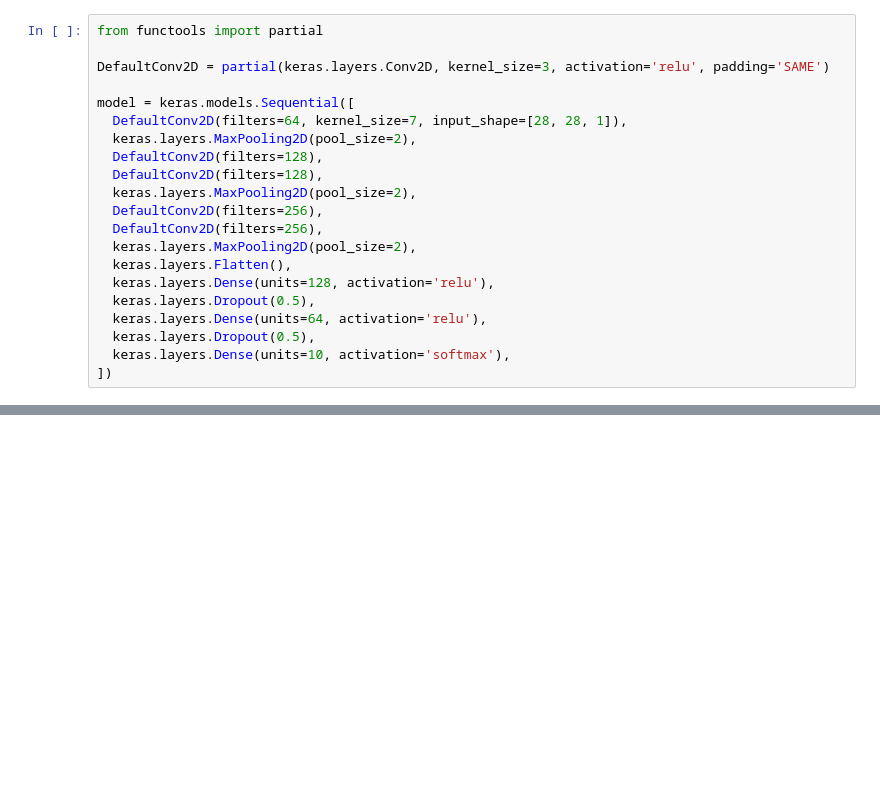
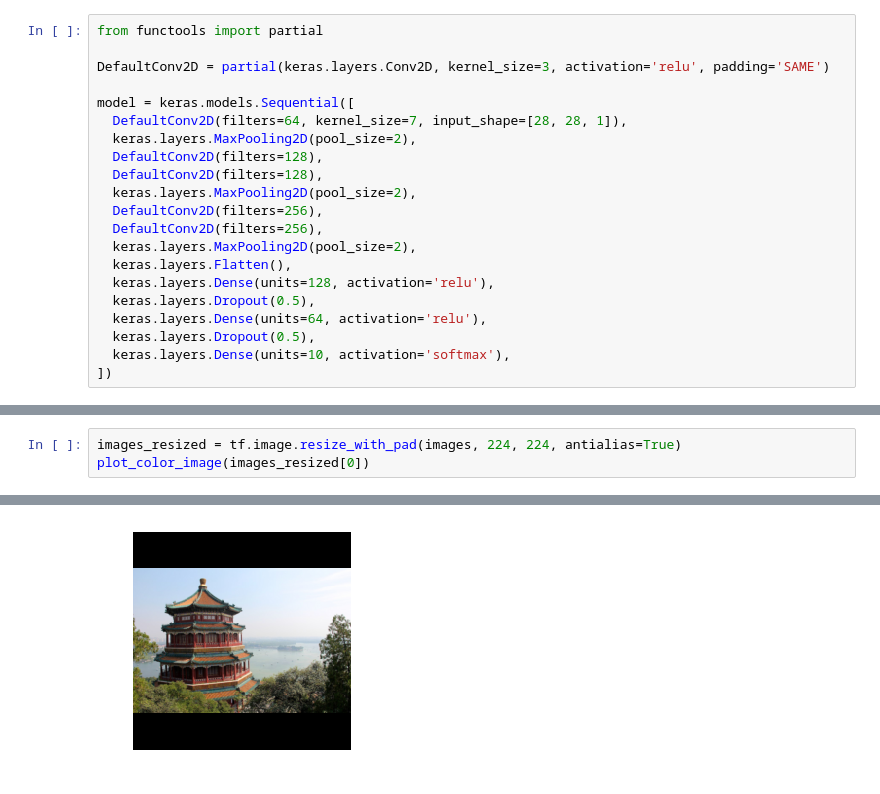
Before and after one commit to thap/skl-tf, a Jupyter notebook: 14_deep_computer_vision.ipynb, the cells around one changed output, grey strips where cells are left out. Cells and saved outputs as stored; diff of their text form; blank space fills up the shorter version.

```diff
--- a/14_deep_computer_vision.ipynb
+++ b/14_deep_computer_vision.ipynb
@@ -345,0 +472,4 @@ KeyboardInterrupt:
+# %%
+images_resized = tf.image.resize_with_pad(images, 224, 224, antialias=True)
+plot_color_image(images_resized[0])
+# %% [output]
@@ -345,0 +477 @@ KeyboardInterrupt:
+[figure, added]
```
Also changed, not shown: parts of 54 cells of this notebook, 4 other files.
